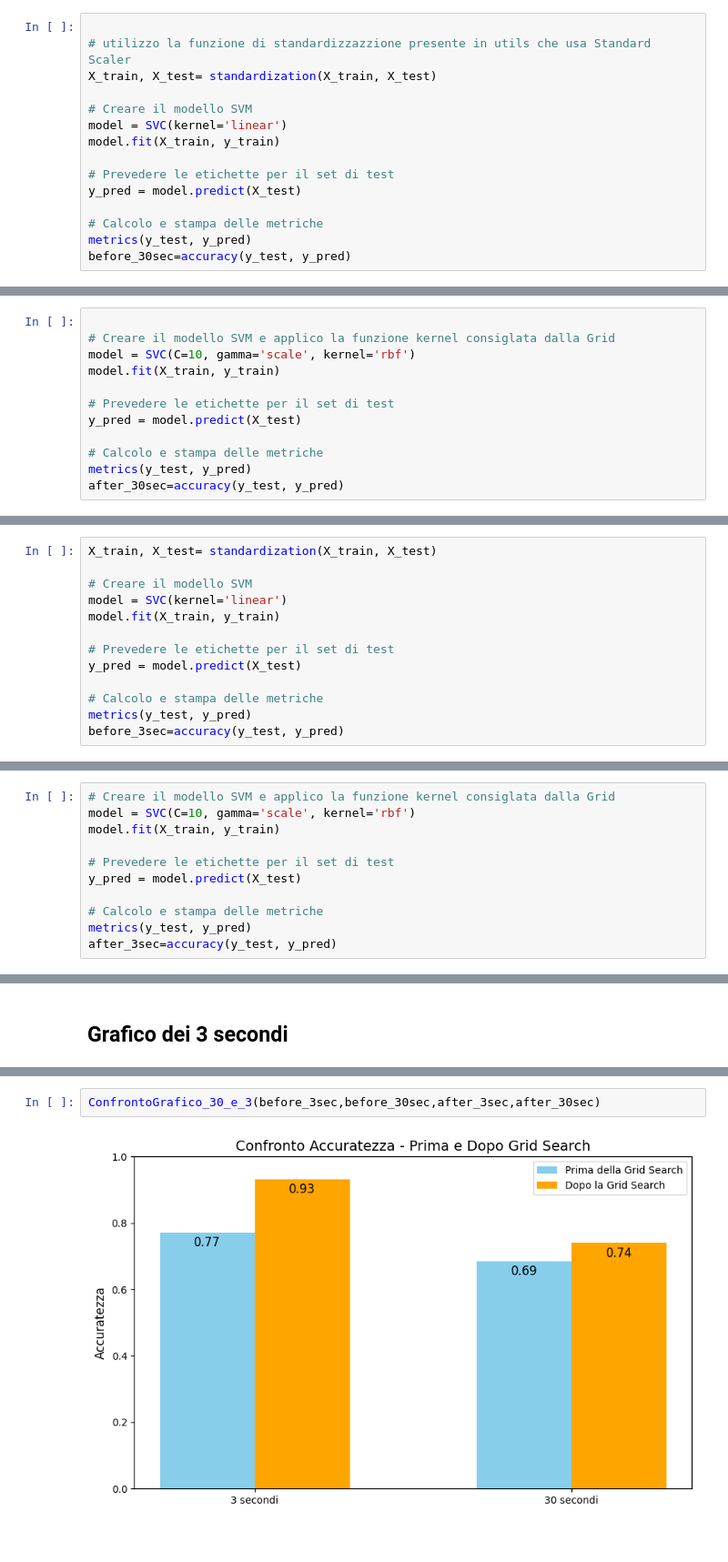
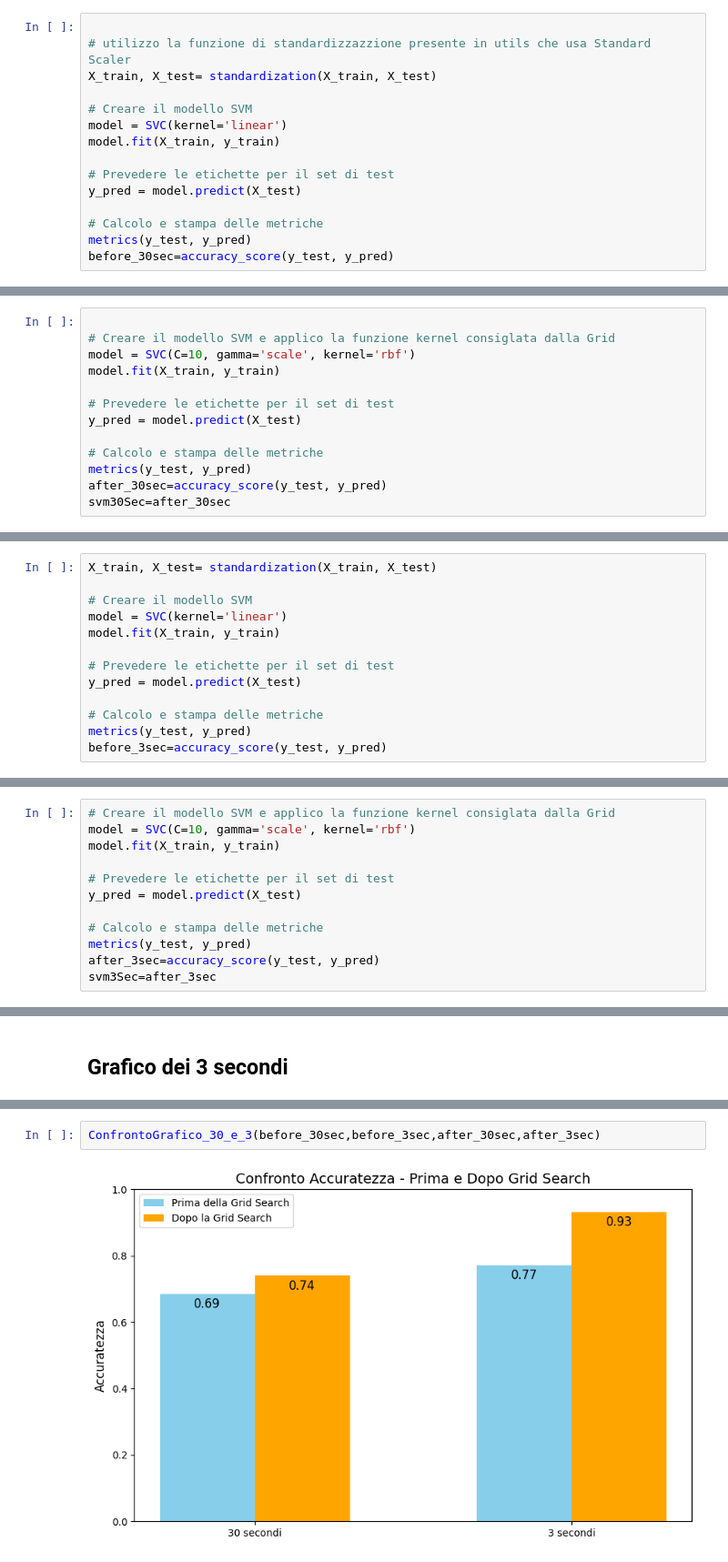
Before and after one commit to DavideOrienti/Progetto-MachineLearning, a Jupyter notebook: svm.ipynb, the cells around one changed output, grey strips where cells are left out. Shown at 91% size. Drawn from its saved outputs; the diff is of its cells as text.

Commit message:
Creazione file confronto e vari grafici per confronto
Creato il file confronto per confrontare le varie tecniche mediante utilizzo di vari grafici

```diff
--- a/svm.ipynb
+++ b/svm.ipynb
@@ -33,7 +33,7 @@ y_pred = model.predict(X_test)
 
 # Calcolo e stampa delle metriche
 metrics(y_test, y_pred)
-before_30sec=accuracy(y_test, y_pred)
+before_30sec=accuracy_score(y_test, y_pred)
 # %% [output]
 Accuratezza: 0.6850
 Precision: 0.7116
@@ -66,7 +66,8 @@ y_pred = model.predict(X_test)
 
 # Calcolo e stampa delle metriche
 metrics(y_test, y_pred)
-after_30sec=accuracy(y_test, y_pred)
+after_30sec=accuracy_score(y_test, y_pred)
+svm30Sec=after_30sec
 # %% [output]
 Accuratezza: 0.7400
 Precision: 0.7343
@@ -91,7 +92,7 @@ y_pred = model.predict(X_test)
 
 # Calcolo e stampa delle metriche
 metrics(y_test, y_pred)
-before_3sec=accuracy(y_test, y_pred)
+before_3sec=accuracy_score(y_test, y_pred)
 # %% [output]
 Accuratezza: 0.7718
 Precision: 0.7706
@@ -123,7 +124,8 @@ y_pred = model.predict(X_test)
 
 # Calcolo e stampa delle metriche
 metrics(y_test, y_pred)
-after_3sec=accuracy(y_test, y_pred)
+after_3sec=accuracy_score(y_test, y_pred)
+svm3Sec=after_3sec
 # %% [output]
 Accuratezza: 0.9314
 Precision: 0.9313
@@ -137,6 +139,6 @@ Grafico_Before_After(before_3sec,after_3sec)
 # %% [output]
 [figure]
 # %%
-ConfrontoGrafico_30_e_3(before_3sec,before_30sec,after_3sec,after_30sec)
+ConfrontoGrafico_30_e_3(before_30sec,before_3sec,after_30sec,after_3sec)
 # %% [output]
-[figure, old version]
+[figure, new version]
```
Also changed, not shown: parts of 2 cells of this notebook, 6 other files.
